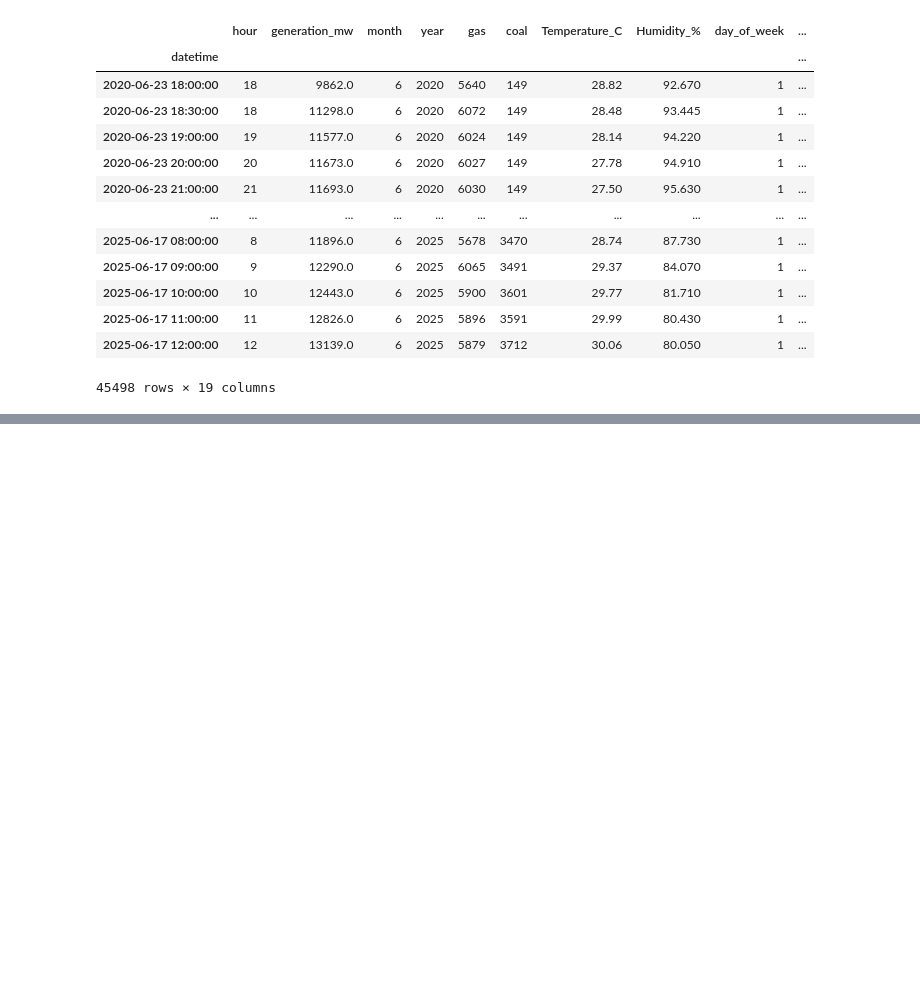
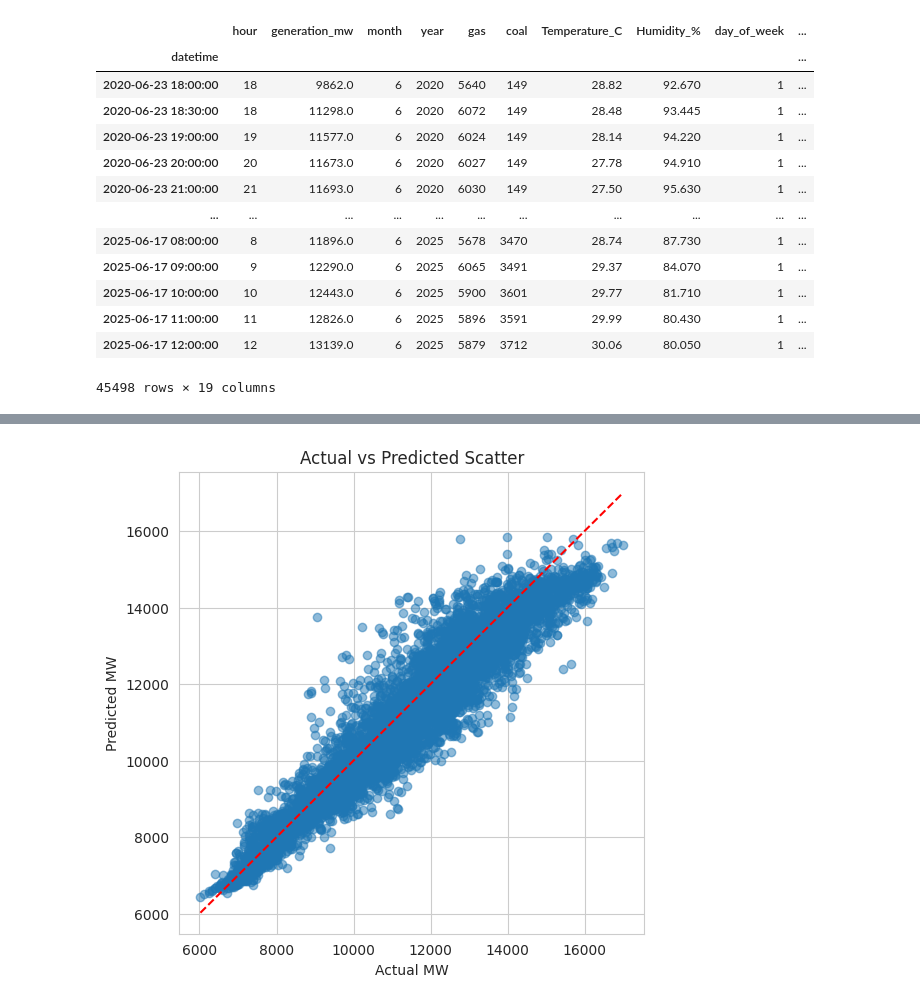
Before and after one commit to Joydas2003/Electrical-Load-Forcasting-Ml, a Jupyter notebook: Machine Learning Based short term Electrical Load Forcasting.ipynb, the cells around one changed output, grey strips where cells are left out. Cells and saved outputs as stored; diff of their text form; code cells hidden in the pictures; blank space fills up the shorter version.

```diff
--- a/Machine Learning Based short term Electrical Load Forcasting.ipynb
+++ b/Machine Learning Based short term Electrical Load Forcasting.ipynb
@@ -1007,0 +951,16 @@ plt.show()
+# %%
+plt.figure(figsize=(6,6))
+plt.scatter(y_true_inv, y_pred_inv, alpha=0.5)
+
+plt.xlabel("Actual MW")
+plt.ylabel("Predicted MW")
+plt.title("Actual vs Predicted Scatter")
+
+# perfect line
+plt.plot([y_true_inv.min(), y_true_inv.max()],
+         [y_true_inv.min(), y_true_inv.max()],
+         'r--')
+
+plt.show()
+# %% [output]
+[figure, added]
```
Also changed, not shown: parts of 30 cells of this notebook.
